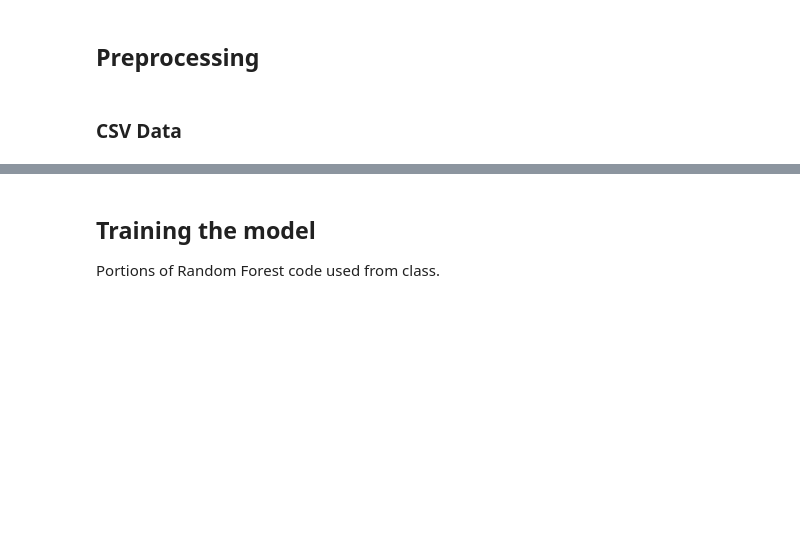
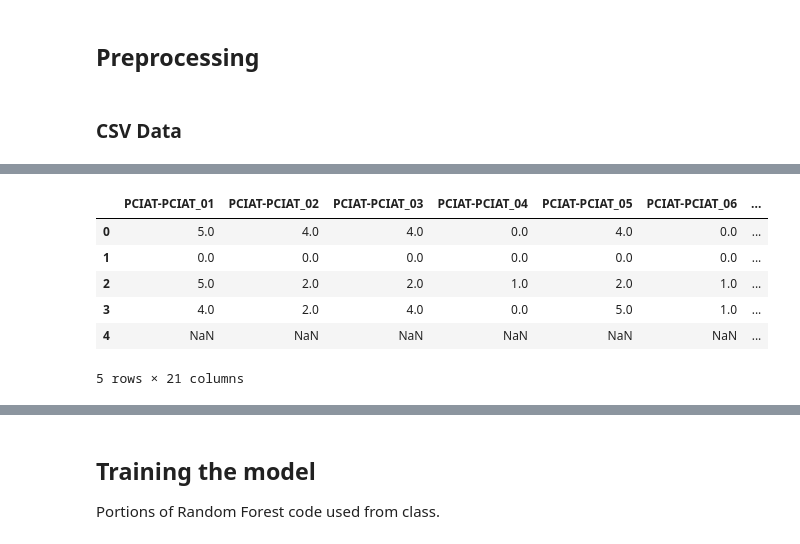
Before and after one commit to CeliePierre/Problematic-Internet-Use, a Jupyter notebook: kaggle-notebook.ipynb, the cells around one changed output, grey strips where cells are left out. Saved outputs shown, nothing was run; the diff lists cells and outputs as text; code cells hidden in the pictures; blank space fills up the shorter version.

```diff
--- a/kaggle-notebook.ipynb
+++ b/kaggle-notebook.ipynb
@@ -123,0 +172,11 @@ test = test.drop("id", axis=1)
+# %%
+# Shows columns starting with PCIAT-PCIAT
+train.filter(like="PCIAT-PCIAT").head()
+# %% [output]
+|  | PCIAT-PCIAT_01 | PCIAT-PCIAT_02 | PCIAT-PCIAT_03 | PCIAT-PCIAT_04 | PCIAT-PCIAT_05 | PCIAT-PCIAT_06 | ... |
+| 0 | 5.0 | 4.0 | 4.0 | 0.0 | 4.0 | 0.0 | ... |
+| 1 | 0.0 | 0.0 | 0.0 | 0.0 | 0.0 | 0.0 | ... |
+| 2 | 5.0 | 2.0 | 2.0 | 1.0 | 2.0 | 1.0 | ... |
+| 3 | 4.0 | 2.0 | 4.0 | 0.0 | 5.0 | 1.0 | ... |
+| 4 | NaN | NaN | NaN | NaN | NaN | NaN | ... |
+5 rows × 21 columns
```
Also changed, not shown: parts of 70 cells of this notebook, 2 other files.
